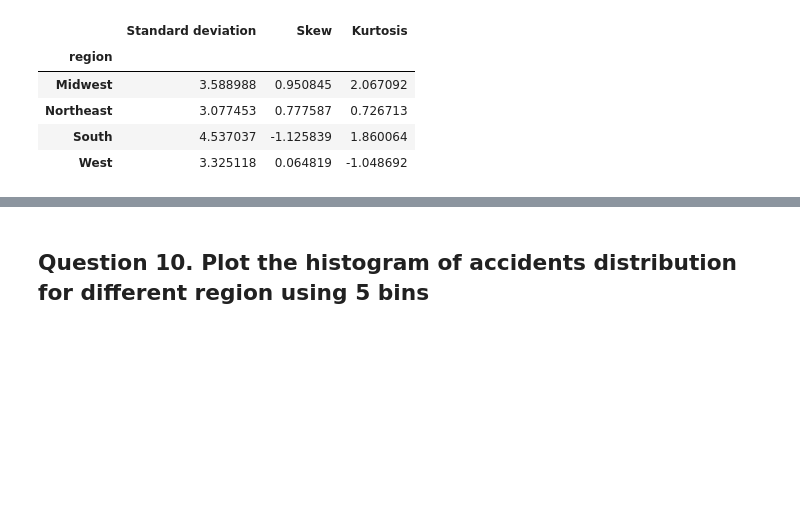
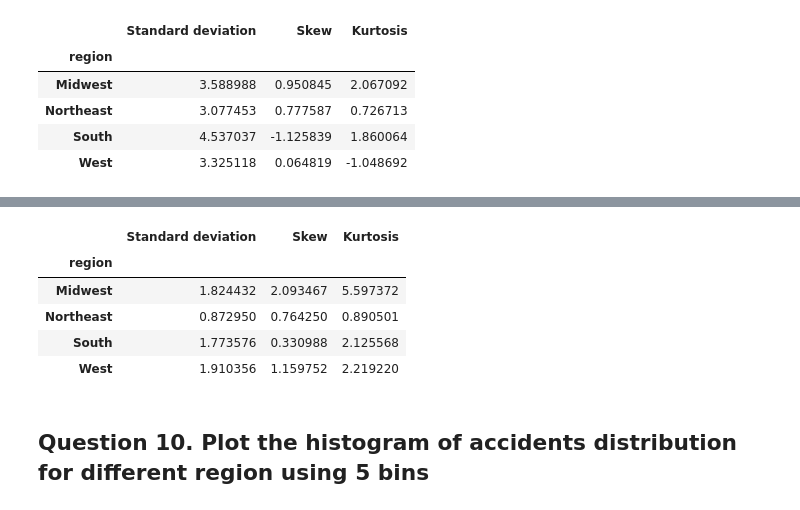
Before and after one commit to Arx1971/DataAnalytics-HW-1, a Jupyter notebook: HW1_Spring2020.ipynb, the cells around one changed output, grey strips where cells are left out. Cells and saved outputs as stored; diff of their text form; code cells hidden in the pictures; blank space fills up the shorter version.

```diff
--- a/HW1_Spring2020.ipynb
+++ b/HW1_Spring2020.ipynb
@@ -235,3 +242,17 @@ acdnt
+# %%
+raw_data = {'Standard deviation': crash.groupby('region')['alcohol'].std(),
+    'Skew': crash.groupby('region')['alcohol'].skew(),
+    'Kurtosis': crash.groupby('region')['alcohol'].apply(pd.DataFrame.kurt)
+    }
+alchl = pd.DataFrame(raw_data, columns = ['Standard deviation', 'Skew', 'Kurtosis'])
+alchl
+# %% [output]
+|  | Standard deviation | Skew | Kurtosis |
+| region |  |  |  |
+| Midwest | 1.824432 | 2.093467 | 5.597372 |
+| Northeast | 0.872950 | 0.764250 | 0.890501 |
+| South | 1.773576 | 0.330988 | 2.125568 |
+| West | 1.910356 | 1.159752 | 2.219220 |
 # %% [markdown]
 ## Question 10. Plot the histogram of accidents distribution for different region using 5 bins
 # %% [markdown]
```
Also changed, not shown: parts of 5 cells of this notebook.
